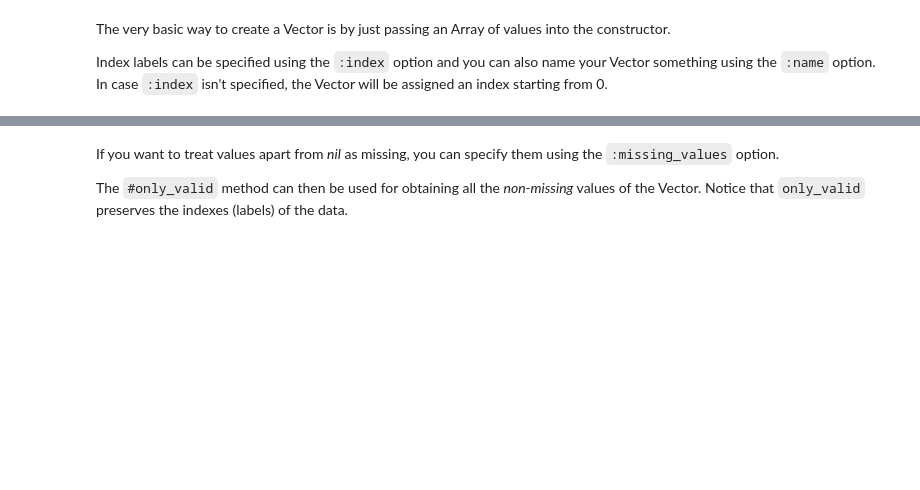
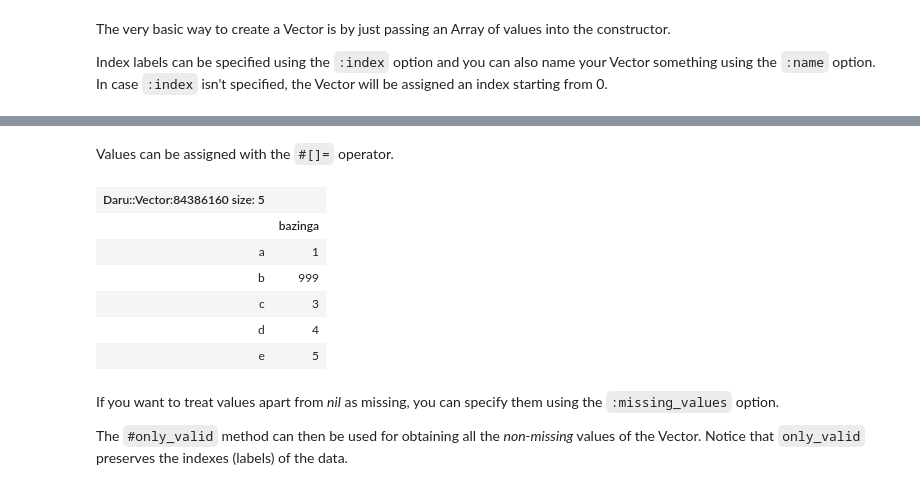
Before and after one commit to SciRuby/sciruby-notebooks, a Jupyter notebook: Data Analysis/Usage of Vector.ipynb, the cells around one changed output, grey strips where cells are left out. Cells and saved outputs as stored; diff of their text form; code cells hidden in the pictures; blank space fills up the shorter version.

Commit message:
updated vector

```diff
--- a/Data Analysis/Usage of Vector.ipynb
+++ b/Data Analysis/Usage of Vector.ipynb
@@ -34,3 +50,16 @@ a = Daru::Vector.new([1,2,3,4,5], index: [:a, :b, :c, :d, :e], name: :bazinga)
+# %% [markdown]
+Values can be assigned with the `#[]=` operator.
+# %%
+a[:b] = 999
+a
+# %% [output]
+| Daru::Vector:84386160 size: 5 |  |
+|  | bazinga |
+| a | 1 |
+| b | 999 |
+| c | 3 |
+| d | 4 |
+| e | 5 |
 # %% [markdown]
 If you want to treat values apart from *nil* as missing, you can specify them using the `:missing_values` option.
 
```
Also changed, not shown: parts of 17 cells of this notebook.
